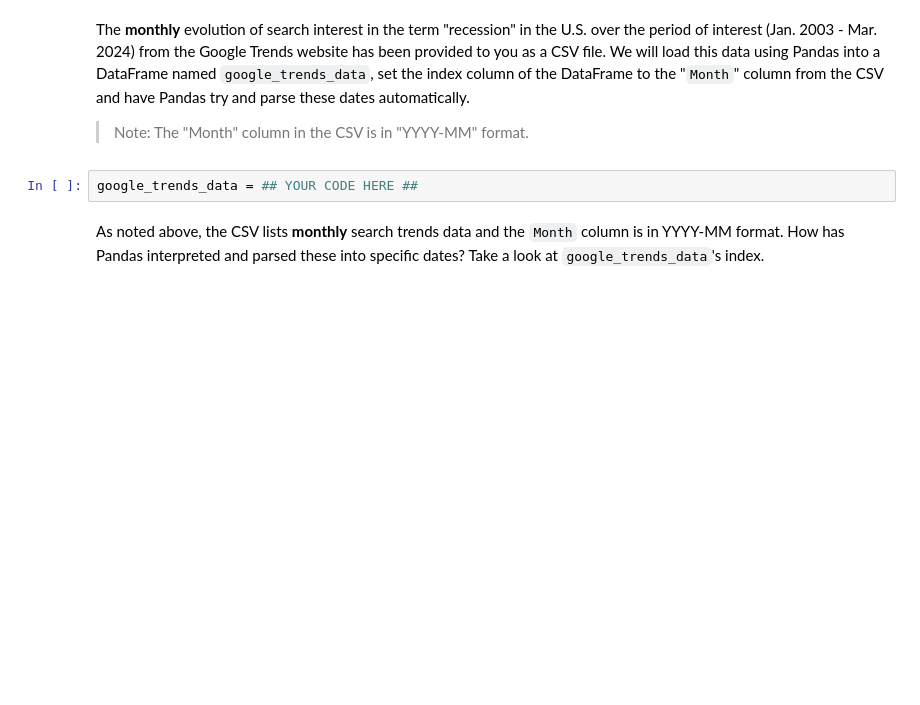
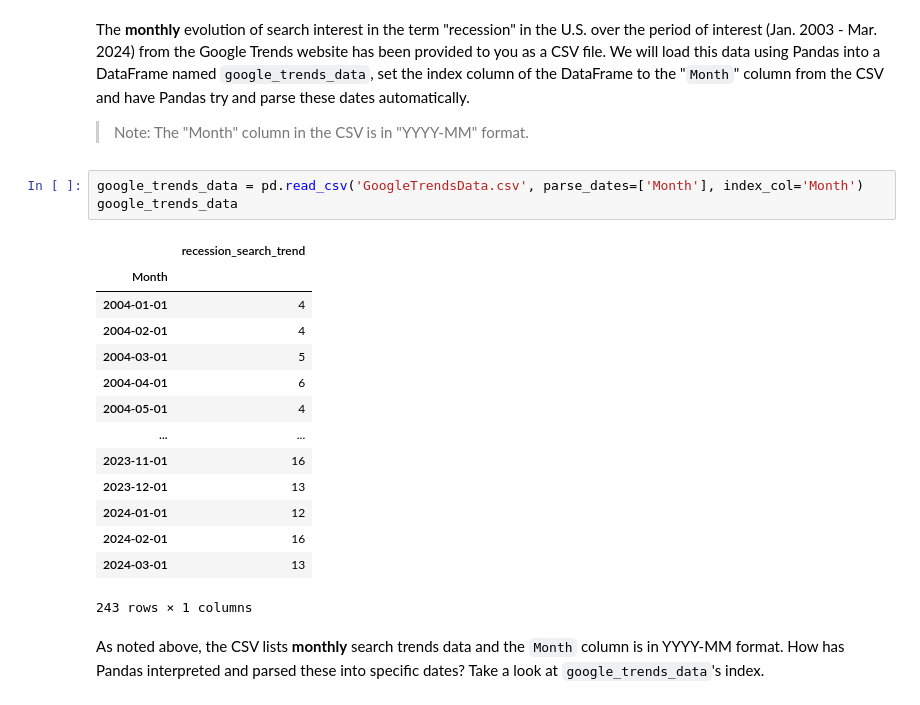
Before and after one commit to lienas/4_Classification_Model, a Jupyter notebook: project_starter.ipynb, the cells around one changed output. Cells and saved outputs as stored; diff of their text form; blank space fills up the shorter version.

```diff
--- a/project_starter.ipynb
+++ b/project_starter.ipynb
@@ -186,8 +205,24 @@ Plot a line chart of the `Adj Close` value of the VIX using your method of choic
 The **monthly** evolution of search interest in the term "recession" in the U.S. over the period of interest (Jan. 2003 - Mar. 2024) from the Google Trends website has been provided to you as a CSV file. We will load this data using Pandas into a DataFrame named `google_trends_data`, set the index column of the DataFrame to the "`Month`" column from the CSV and have Pandas try and parse these dates automatically.
 
 > Note: The "Month" column in the CSV is in "YYYY-MM" format.
-# %%
-google_trends_data = ## YOUR CODE HERE ##
+# %%
+google_trends_data = pd.read_csv('GoogleTrendsData.csv', parse_dates=['Month'], index_col='Month')
+google_trends_data
+# %% [output]
+|  | recession_search_trend |
+| Month |  |
+| 2004-01-01 | 4 |
+| 2004-02-01 | 4 |
+| 2004-03-01 | 5 |
+| 2004-04-01 | 6 |
+| 2004-05-01 | 4 |
+| ... | ... |
+| 2023-11-01 | 16 |
+| 2023-12-01 | 13 |
+| 2024-01-01 | 12 |
+| 2024-02-01 | 16 |
+| 2024-03-01 | 13 |
+243 rows × 1 columns
 # %% [markdown]
 As noted above, the CSV lists **monthly** search trends data and the `Month` column is in YYYY-MM format. How has Pandas interpreted and parsed these into specific dates? Take a look at `google_trends_data`'s index.
 # %%
```
Also changed, not shown: parts of 5 cells of this notebook, 2 other files.
